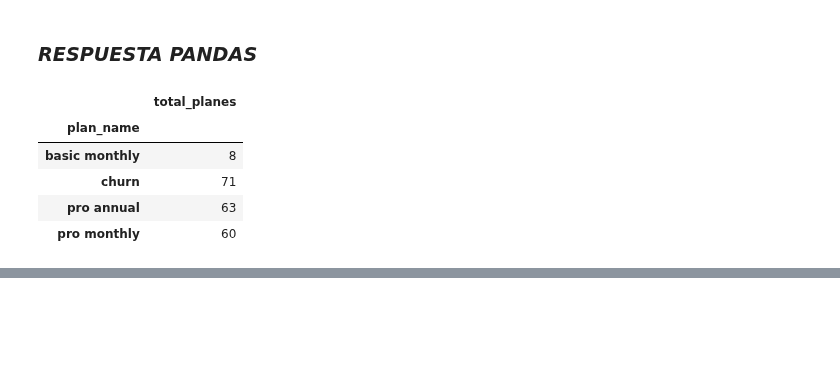
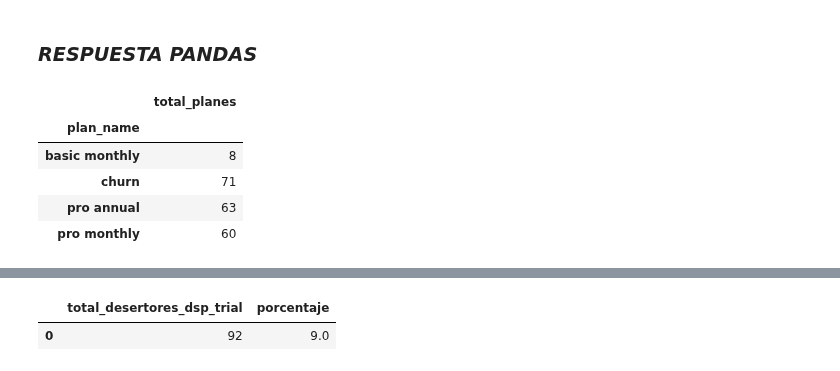
Before and after one commit to LLAES07/SQL_DESAFIO, a Jupyter notebook: Caso_3/Caso_3.ipynb, the cells around one changed output, grey strips where cells are left out. Cells and saved outputs as stored; diff of their text form; code cells hidden in the pictures; blank space fills up the shorter version.

```diff
--- a/Caso_3/Caso_3.ipynb
+++ b/Caso_3/Caso_3.ipynb
@@ -2893,0 +2919,41 @@ df_merge.groupby(df_merge['plan_name']).size().rename('total_planes').to_frame()
+# %%
+query = '''
+    WITH trial_table AS (
+    SELECT
+        *
+     FROM
+        subscriptions s
+    INNER JOIN
+        plans p USING(plan_id)
+    WHERE
+        p.plan_name ='trial' ),
+
+    churn_table AS (
+
+    SELECT
+        *
+     FROM
+        subscriptions s
+    INNER JOIN
+        plans p USING(plan_id)
+    WHERE
+        p.plan_name ='churn')
+
+
+    SELECT
+        COUNT(t.customer_id) AS total_desertores_dsp_trial,
+         ROUND(COUNT(t.customer_id)*100.0/ (SELECT COUNT(DISTINCT customer_id) FROM subscriptions)) AS porcentaje
+    FROM trial_table t
+    LEFT JOIN churn_table c
+    ON t.customer_id = c.customer_id AND c.start_date <= DATE(t.start_date, '+7 days')
+    WHERE c.start_date IS NOT NULL
+
+
+
+
+'''
+
+pd.read_sql_query(query, connection)
+# %% [output]
+|  | total_desertores_dsp_trial | porcentaje |
+| 0 | 92 | 9.0 |
```
Also changed, not shown: parts of 7 cells of this notebook.
